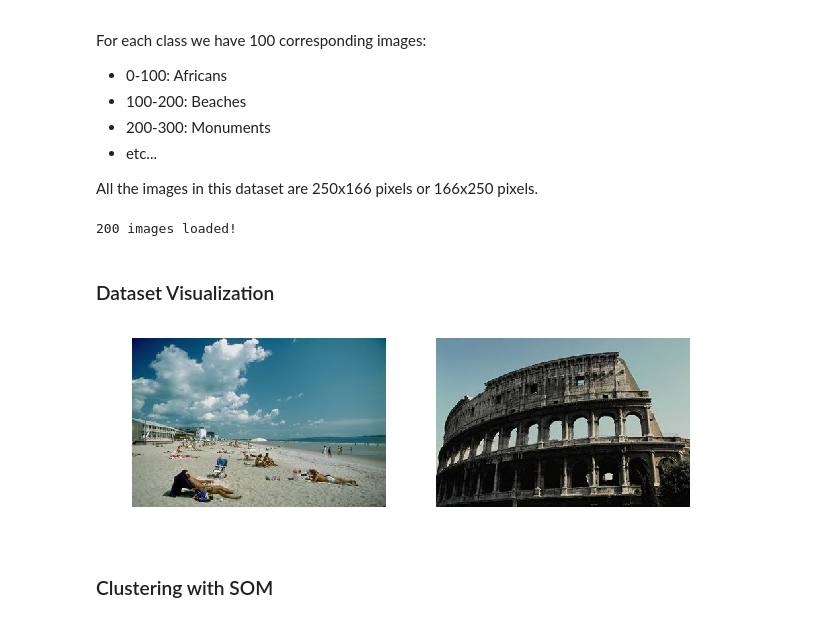
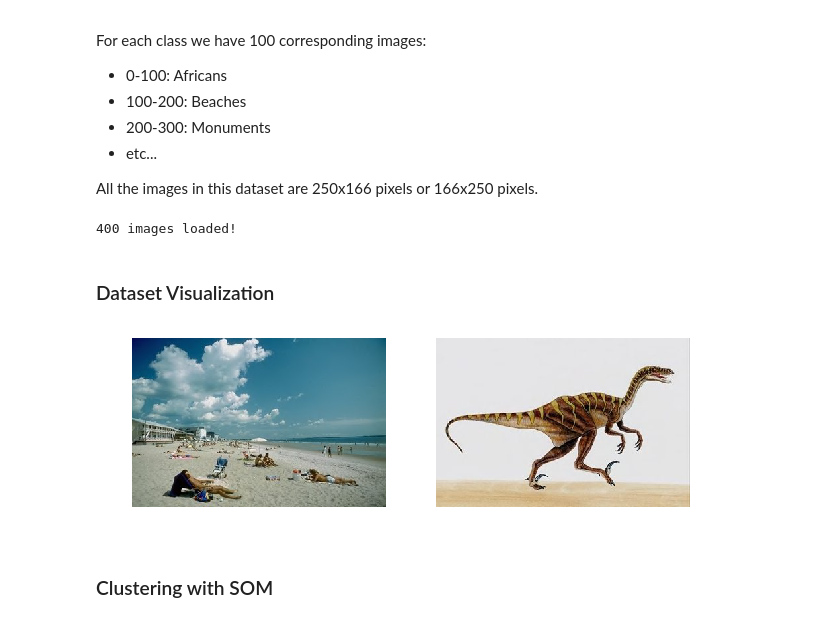
Before and after one commit to vikingandrobot/MLG_Labo06, a Jupyter notebook: lab06/SOM_part2.ipynb, the cells around one changed output. Drawn from its saved outputs; the diff is of its cells as text; code cells hidden in the pictures.

```diff
--- a/lab06/SOM_part2.ipynb
+++ b/lab06/SOM_part2.ipynb
@@ -23,21 +23,23 @@ import WangImageUtilities
 # %%
 extractor = WangImageUtilities.ImageFeatureExtractor('Wang_Data')
 # Here we load images from 300-399 and from 500-599
-extractor.load_images(list_indices=list(np.arange(200, 300)) + list(np.arange(100, 200)))
+extractor.load_images(list_indices=list(np.arange(100, 200)) + list(np.arange(400, 500)) + list(np.arange(500, 600)) + list(np.arange(600, 700)))
 # %% [output]
-200 images loaded!
+400 images loaded!
 # %% [markdown]
 ### Dataset Visualization
 # %%
 pl.figure(figsize=(10, 20))
 pl.subplot(121)
 pl.imshow(extractor.images[2])
 pl.axis('off')
 pl.subplot(122)
 pl.imshow(extractor.images[101])
+pl.imshow(extractor.images[201])
+pl.imshow(extractor.images[101])
 _ = pl.axis('off')
 # %% [output]
-[figure, old version]
+[figure, new version]
 # %% [markdown]
 ### Clustering with SOM
 # %%
```
Also changed, not shown: parts of 2 cells of this notebook, 33 other files.
